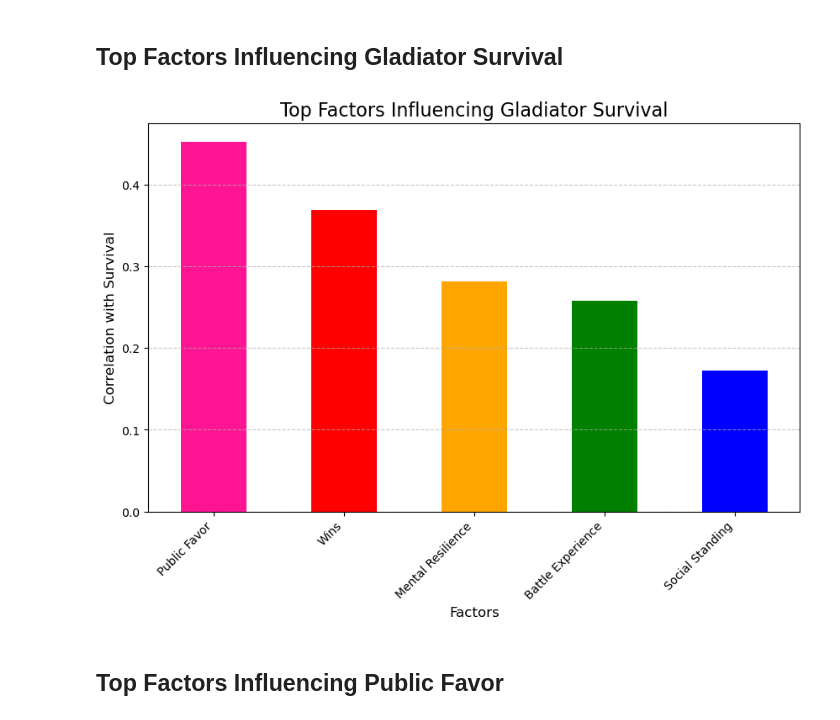
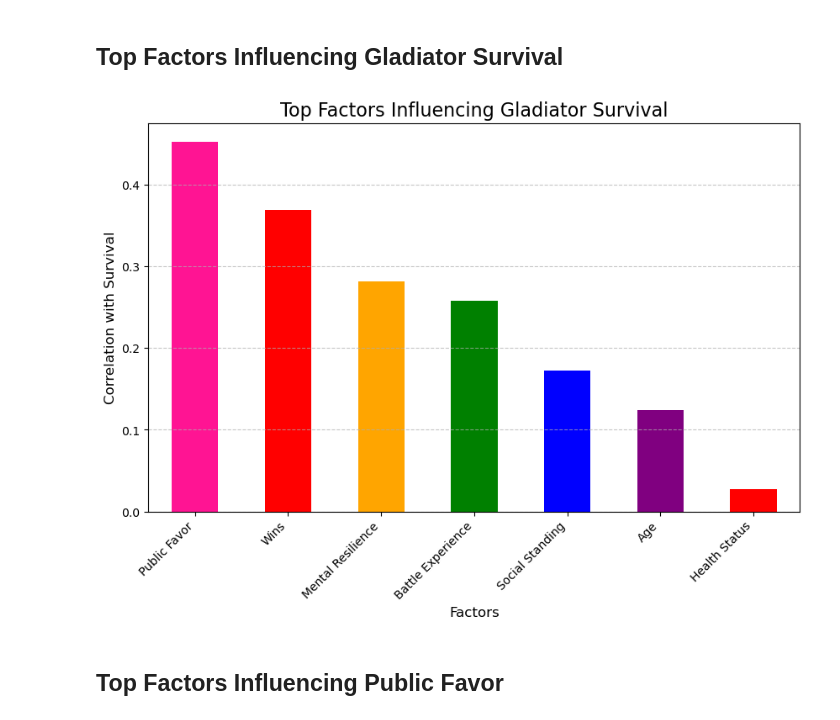
Before and after one commit to Strformor/the_gladiators, a Jupyter notebook: Question 4.ipynb, the cells around one changed output. Cells and saved outputs as stored; diff of their text form; code cells hidden in the pictures.

```diff
--- a/Question 4.ipynb
+++ b/Question 4.ipynb
@@ -47,7 +37,7 @@ Index(['Name', 'Age', 'Birth Year', 'Origin', 'Height', 'Weight', 'Category',
 # Step 2: Process the data
 gladiator_data_cleaned = gladiator_df.copy()
 
-# Convert columns that aren't numerical to numerical equivalants.
+# Convert columns that aren't numerical to numerical.
 categorical_mappings = {
     "Health Status": {"Excellent": 3, "Good": 2, "Fair": 1},
     "Personal Motivation": {"Vengeance": 3, "Freedom": 2, "Glory": 1, "Wealth": 0},
@@ -64,35 +54,35 @@ for column, mapping in categorical_mappings.items():
         gladiator_data_cleaned[column] = gladiator_data_cleaned[column].map(mapping)
 
 # Create a format for survival column
 gladiator_data_cleaned["Survived"] = gladiator_data_cleaned["Survived"].astype(int)
 
 # Select the columns for correlation
 number_columns = gladiator_data_cleaned.select_dtypes(include=[np.number])
 
 # Step 3: Compute correlations
 correlation_df = number_columns.corr()
 
 # Focus on factors influencing "Survived"
 survival_corr_df = correlation_df["Survived"].sort_values(ascending=False)
 
 # Step 4: Extract the top factors (excluding "Survived" itself)
-most_factors = survival_corr_df.drop("Survived").sort_values(ascending=False).head(5)
+most_factors = survival_corr_df.drop("Survived").sort_values(ascending=False).head(7)
 
 # print(most_factors.head())
 
 # Step 5: Plot the top correlations
 plt.figure(figsize=(10, 6))
 most_factors.plot(kind="bar", color=['deeppink', 'red', 'orange', 'green', 'blue', 'purple', 'red'])
 plt.title("Top Factors Influencing Gladiator Survival", fontsize=16)
 plt.xlabel("Factors", fontsize=12)
 plt.ylabel("Correlation with Survival", fontsize=12)
 plt.xticks(rotation=45, ha="right", fontsize=10)
 plt.grid(axis="y", linestyle="--", alpha=0.7)
 # plt.tight_layout()
 
 plt.show()
 # %% [output]
-[figure, old version]
+[figure, new version]
 # %% [markdown]
 ## Top Factors Influencing Public Favor
 # %%
```
Also changed, not shown: parts of 11 cells of this notebook, 1 other file.
